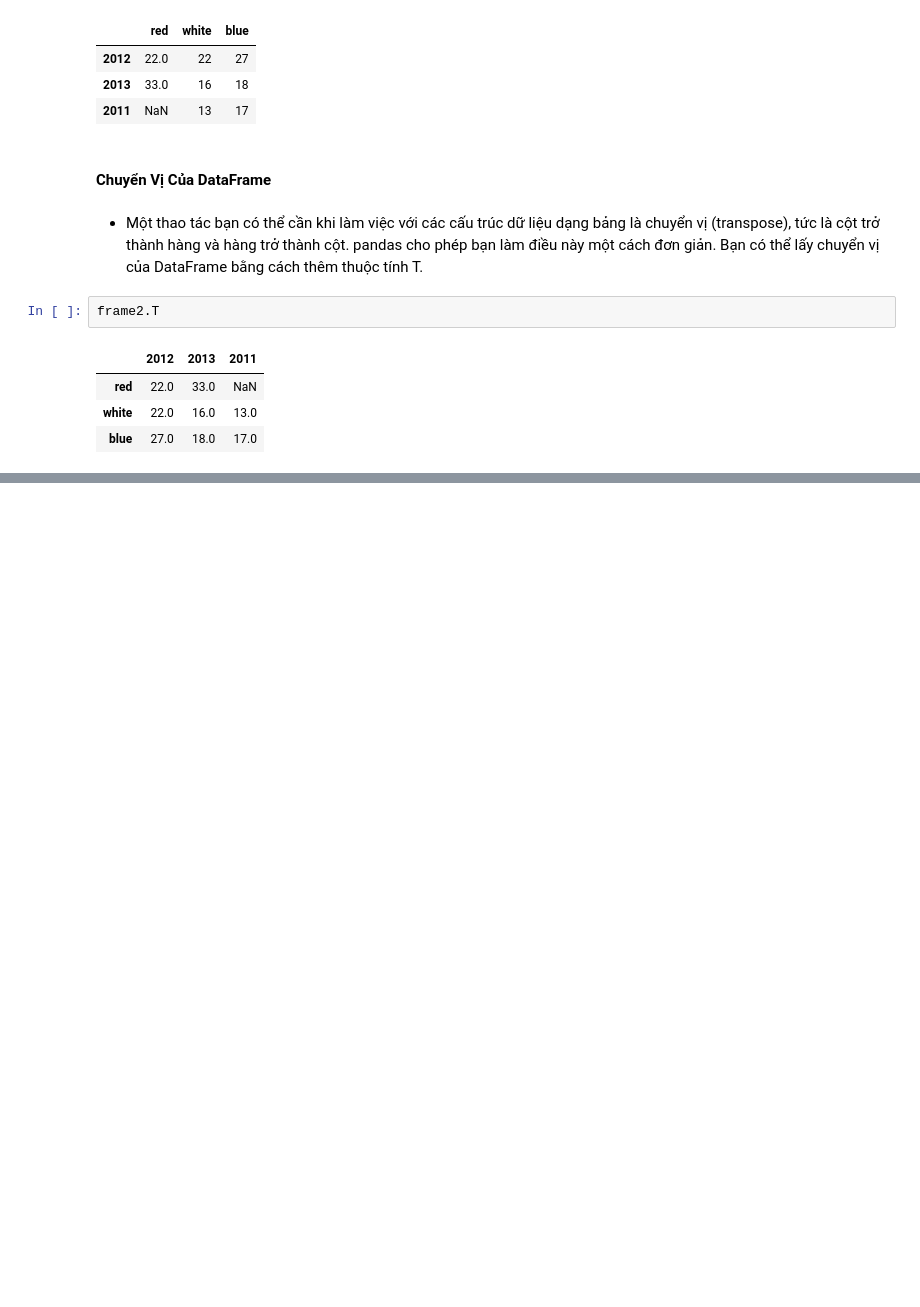
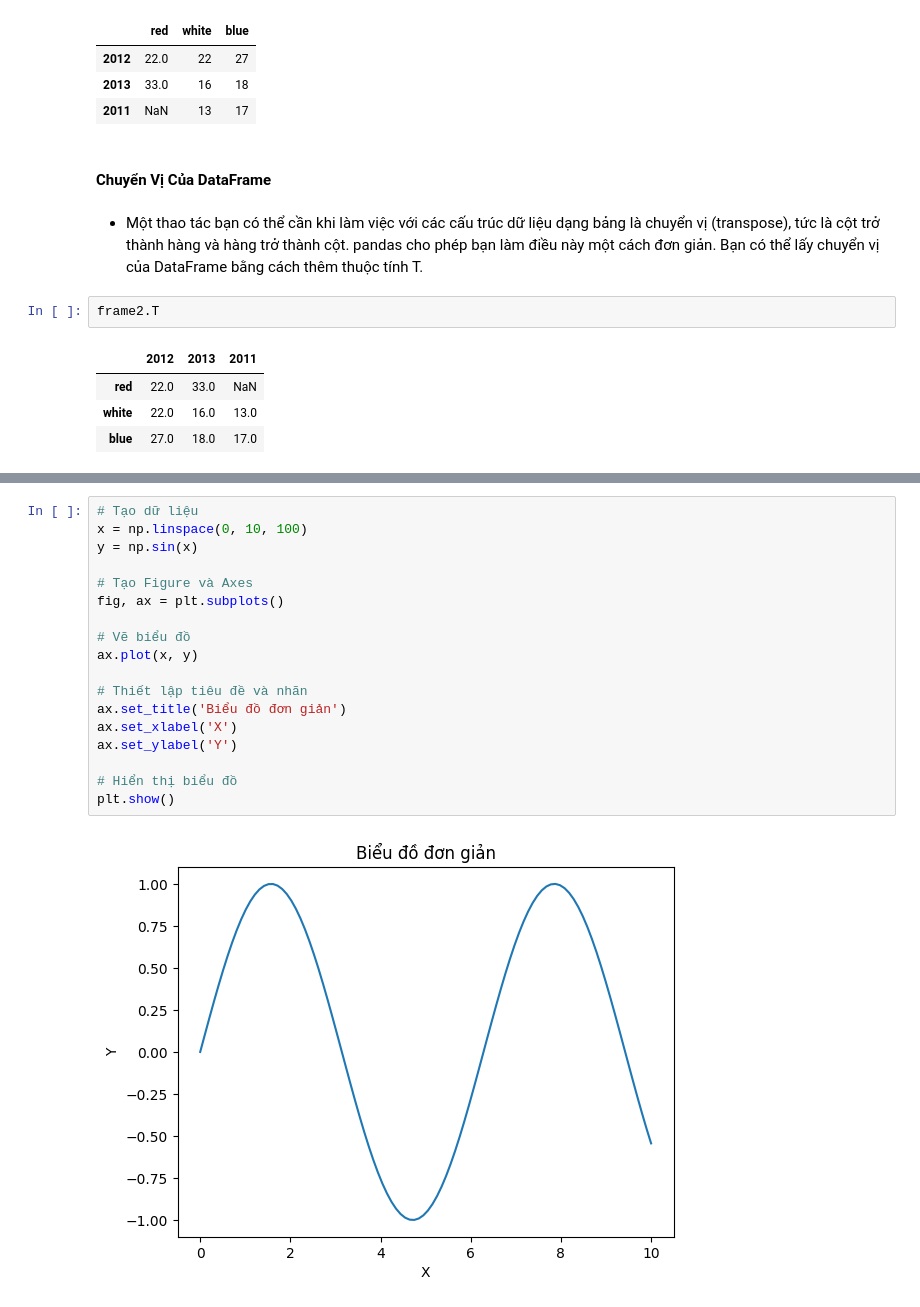
Before and after one commit to MeiCloudie/demo-python-data-analyst, a Jupyter notebook: tutorial/tutorial.ipynb, the cells around one changed output, grey strips where cells are left out. Cells and saved outputs as stored; diff of their text form; blank space fills up the shorter version.

```diff
--- a/tutorial/tutorial.ipynb
+++ b/tutorial/tutorial.ipynb
@@ -1471,0 +2215,20 @@ frame2.T
+# %%
+# Tạo dữ liệu
+x = np.linspace(0, 10, 100)
+y = np.sin(x)
+
+# Tạo Figure và Axes
+fig, ax = plt.subplots()
+
+# Vẽ biểu đồ
+ax.plot(x, y)
+
+# Thiết lập tiêu đề và nhãn
+ax.set_title('Biểu đồ đơn giản')
+ax.set_xlabel('X')
+ax.set_ylabel('Y')
+
+# Hiển thị biểu đồ
+plt.show()
+# %% [output]
+[figure, added]
```
Also changed, not shown: parts of 143 cells of this notebook, 12 other files.
